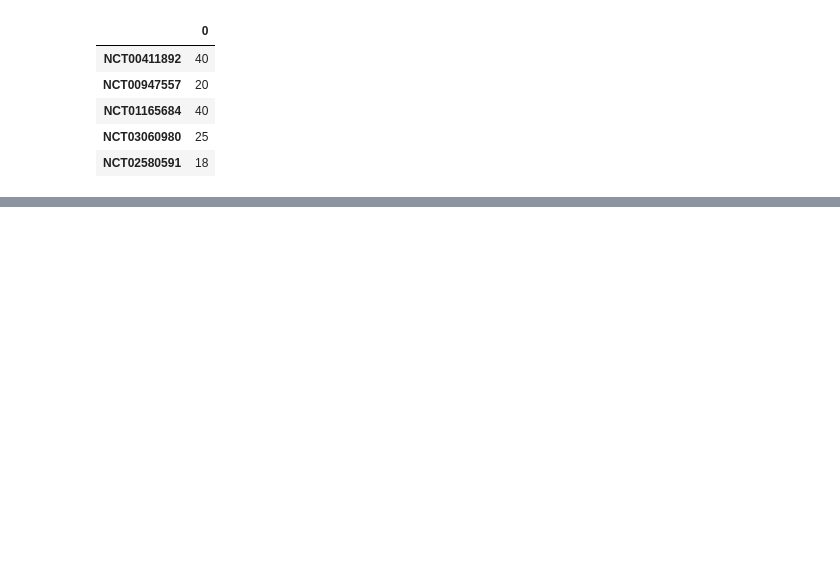
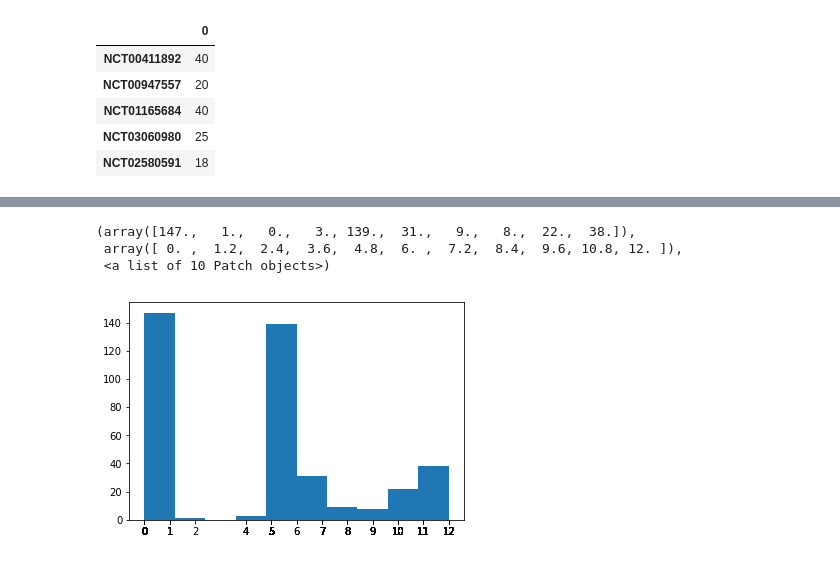
Before and after one commit to mihirchakradeo/ClinicalTrials, a Jupyter notebook: Week 7 - parsing_for_hb/comparison_features.ipynb, the cells around one changed output, grey strips where cells are left out. Cells and saved outputs as stored; diff of their text form; code cells hidden in the pictures; blank space fills up the shorter version.

Commit message:
Added hba1c values to store

```diff
--- a/Week 7 - parsing_for_hb/comparison_features.ipynb
+++ b/Week 7 - parsing_for_hb/comparison_features.ipynb
@@ -241,0 +198,22 @@ for i in store:
+# %%
+hbac_dict = {}
+# %%
+for filename in glob.glob('samples/*.con'):
+#     print("****************************************************************")
+#     print(filename)
+#     print("****************************************************************")
+    with open(filename) as f:
+        for line in f:
+            if not line:
+                pass
+            else:
+                hbac_line = re.findall(r'hba1c [0-9]*', line)
+                if hbac_line:
+#                     # Here we have all those string which have hbac and some value in them
+#                     digit = re.findall(r'\d+', hbac_line[0])
+                    digit = int(hbac_line[0].split(" ")[1])
+                    name = filename.split("/")
+                    name = name[1].split(".")[0]
+                    hbac_dict.update({name:digit})
+# %%
+hbac_dataframe = pd.DataFrame.from_dict(hbac_dict, orient='index')
@@ -241,0 +229,13 @@ for i in store:
+# %%
+temp2 = np.array(hbac_dataframe[0])
+# %%
+temp2.sort()
+import matplotlib.pyplot as plt
+plt.xticks(temp2)
+
+plt.hist(temp2)
+# %% [output]
+(array([147.,   1.,   0.,   3., 139.,  31.,   9.,   8.,  22.,  38.]),
+ array([ 0. ,  1.2,  2.4,  3.6,  4.8,  6. ,  7.2,  8.4,  9.6, 10.8, 12. ]),
+ <a list of 10 Patch objects>)
+[figure, added]
```
Also changed, not shown: parts of 15 cells of this notebook.
